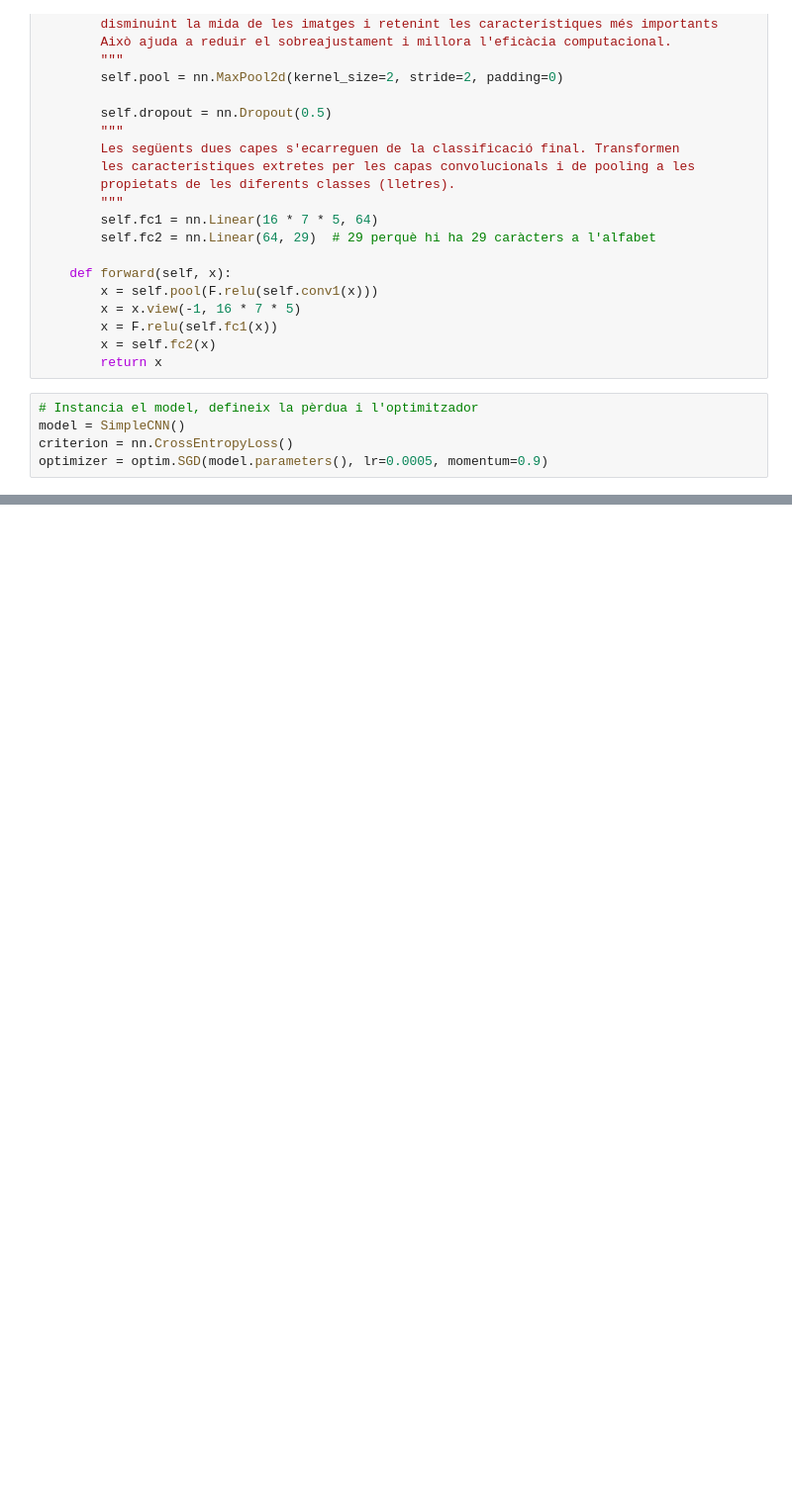
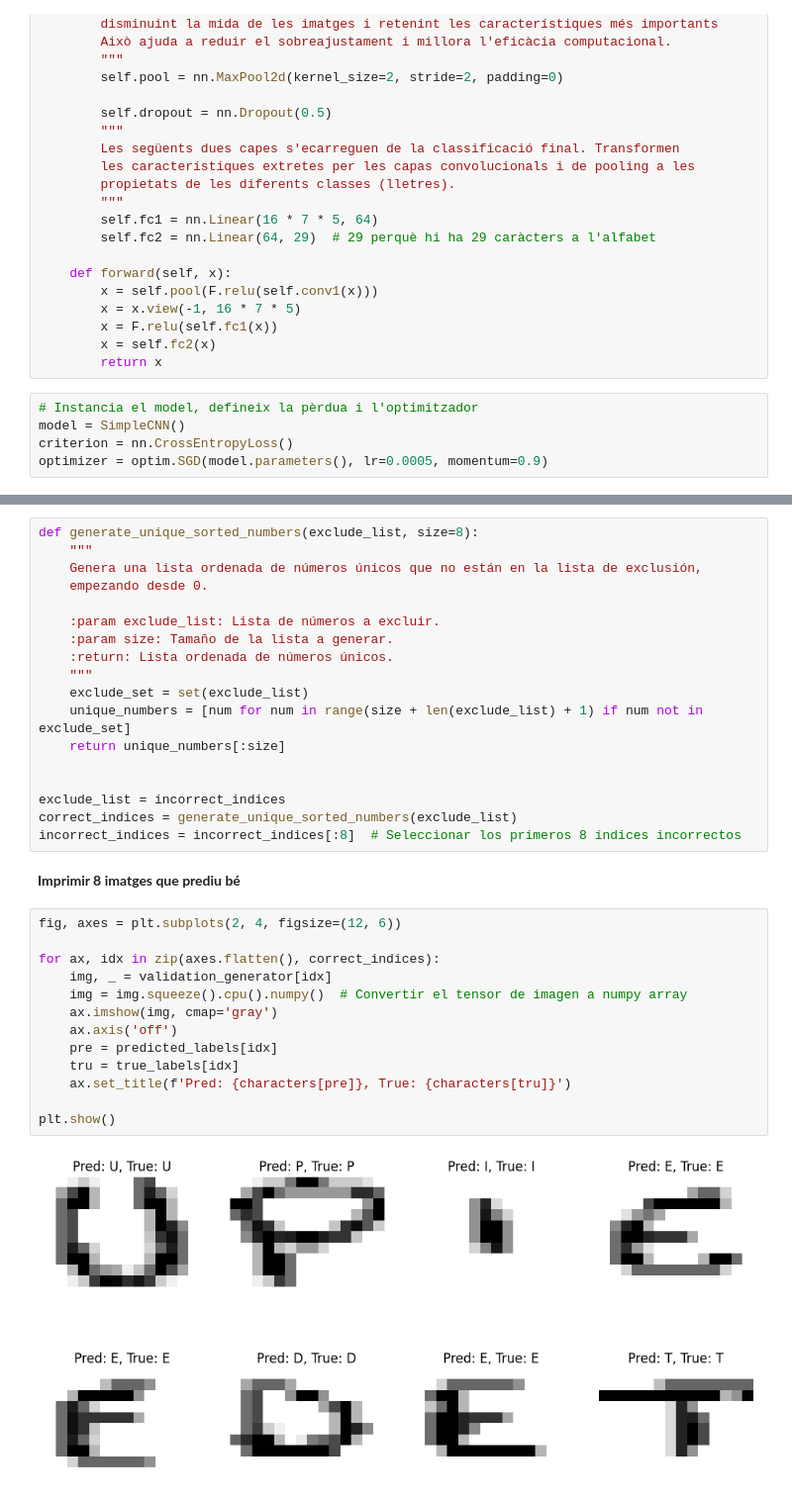
Before and after one commit to DCC-UAB/XNAPproject-grup_06, a Jupyter notebook: code/Models/cnn-pytorch.ipynb, the cells around one changed output, grey strips where cells are left out. Shown at 99% size. Drawn from its saved outputs; the diff is of its cells as text; blank space fills up the shorter version.

```diff
--- a/code/Models/cnn-pytorch.ipynb
+++ b/code/Models/cnn-pytorch.ipynb
@@ -263,0 +297,35 @@ Percentatge de lletres correctes: 86.91607891239906%
+# %%
+def generate_unique_sorted_numbers(exclude_list, size=8):
+    """
+    Genera una lista ordenada de números únicos que no están en la lista de exclusión,
+    empezando desde 0.
+
+    :param exclude_list: Lista de números a excluir.
+    :param size: Tamaño de la lista a generar.
+    :return: Lista ordenada de números únicos.
+    """
+    exclude_set = set(exclude_list)
+    unique_numbers = [num for num in range(size + len(exclude_list) + 1) if num not in exclude_set]
+    return unique_numbers[:size]
+
+
+exclude_list = incorrect_indices
+correct_indices = generate_unique_sorted_numbers(exclude_list)
+incorrect_indices = incorrect_indices[:8]  # Seleccionar los primeros 8 índices incorrectos
+# %% [markdown]
+**Imprimir 8 imatges que prediu bé**
+# %%
+fig, axes = plt.subplots(2, 4, figsize=(12, 6))
+
+for ax, idx in zip(axes.flatten(), correct_indices):
+    img, _ = validation_generator[idx]
+    img = img.squeeze().cpu().numpy()  # Convertir el tensor de imagen a numpy array
+    ax.imshow(img, cmap='gray')
+    ax.axis('off')
+    pre = predicted_labels[idx]
+    tru = true_labels[idx]
+    ax.set_title(f'Pred: {characters[pre]}, True: {characters[tru]}')
+
+plt.show()
+# %% [output]
+[figure, added]
```
Also changed, not shown: parts of 9 cells of this notebook.
